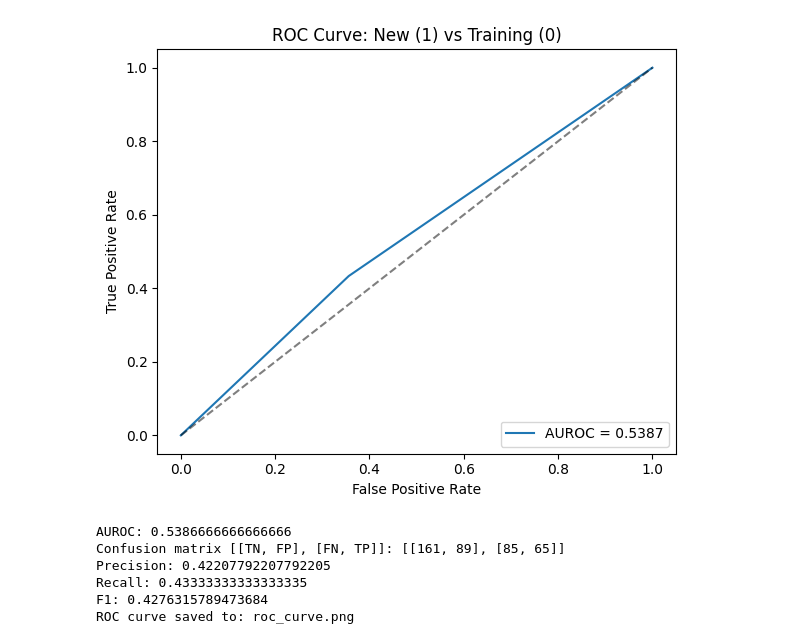
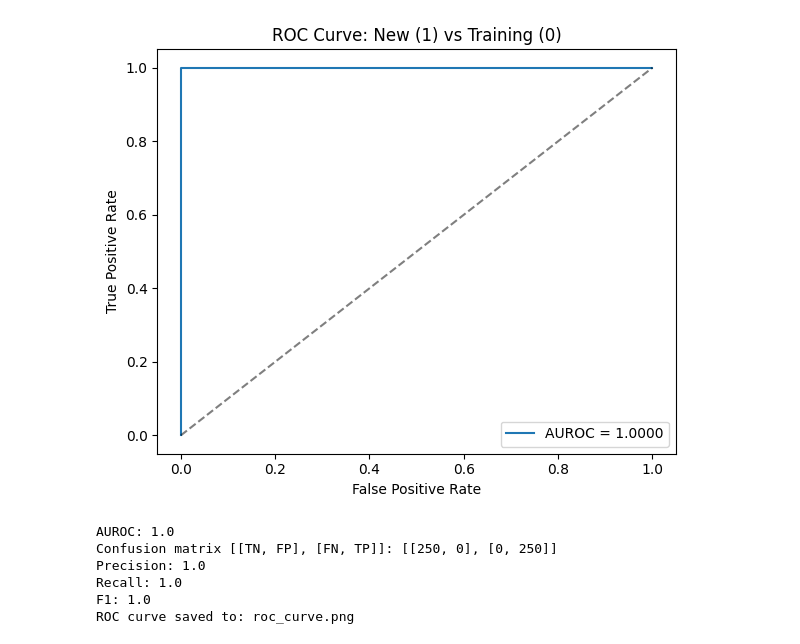
Before and after one commit to Kushal-12061999/general_experiments, a Jupyter notebook: data_monitoring.ipynb, the cells around one changed output. Drawn from its saved outputs; the diff is of its cells as text; code cells hidden in the pictures.

```diff
--- a/data_monitoring.ipynb
+++ b/data_monitoring.ipynb
@@ -281,26 +281,26 @@ new = pd.DataFrame({
 # %%
 results, model = dataset_shift_report(
     train_df=train,
     new_df=new,
-    model_name="dt",           # or "random_forest"
+    model_name="logreg",           # or "random_forest"
     include_cols=['x1','x2','x3'],             # optional: list of columns to use
-    exclude_cols=None,             # optional: list of columns to drop from features
+    exclude_cols='Category',             # optional: list of columns to drop from features
     test_size=0.25,
     threshold=0.5,
     scale_numeric=False            # set True if you want standardized numeric features
 )
 
 print("AUROC:", results["auroc"])
 print("Confusion matrix [[TN, FP], [FN, TP]]:", results["confusion_matrix"])
 print("Precision:", results["precision"])
 print("Recall:", results["recall"])
 print("F1:", results["f1"])
 print("ROC curve saved to:", results["roc_curve_path"])
 # %% [output]
-[figure, old version]
+[figure, new version]
-AUROC: 0.5386666666666666
-Confusion matrix [[TN, FP], [FN, TP]]: [[161, 89], [85, 65]]
-Precision: 0.42207792207792205
-Recall: 0.43333333333333335
-F1: 0.4276315789473684
+AUROC: 1.0
+Confusion matrix [[TN, FP], [FN, TP]]: [[250, 0], [0, 250]]
+Precision: 1.0
+Recall: 1.0
+F1: 1.0
 ROC curve saved to: roc_curve.png
```
Also changed, not shown: parts of 5 cells of this notebook.
